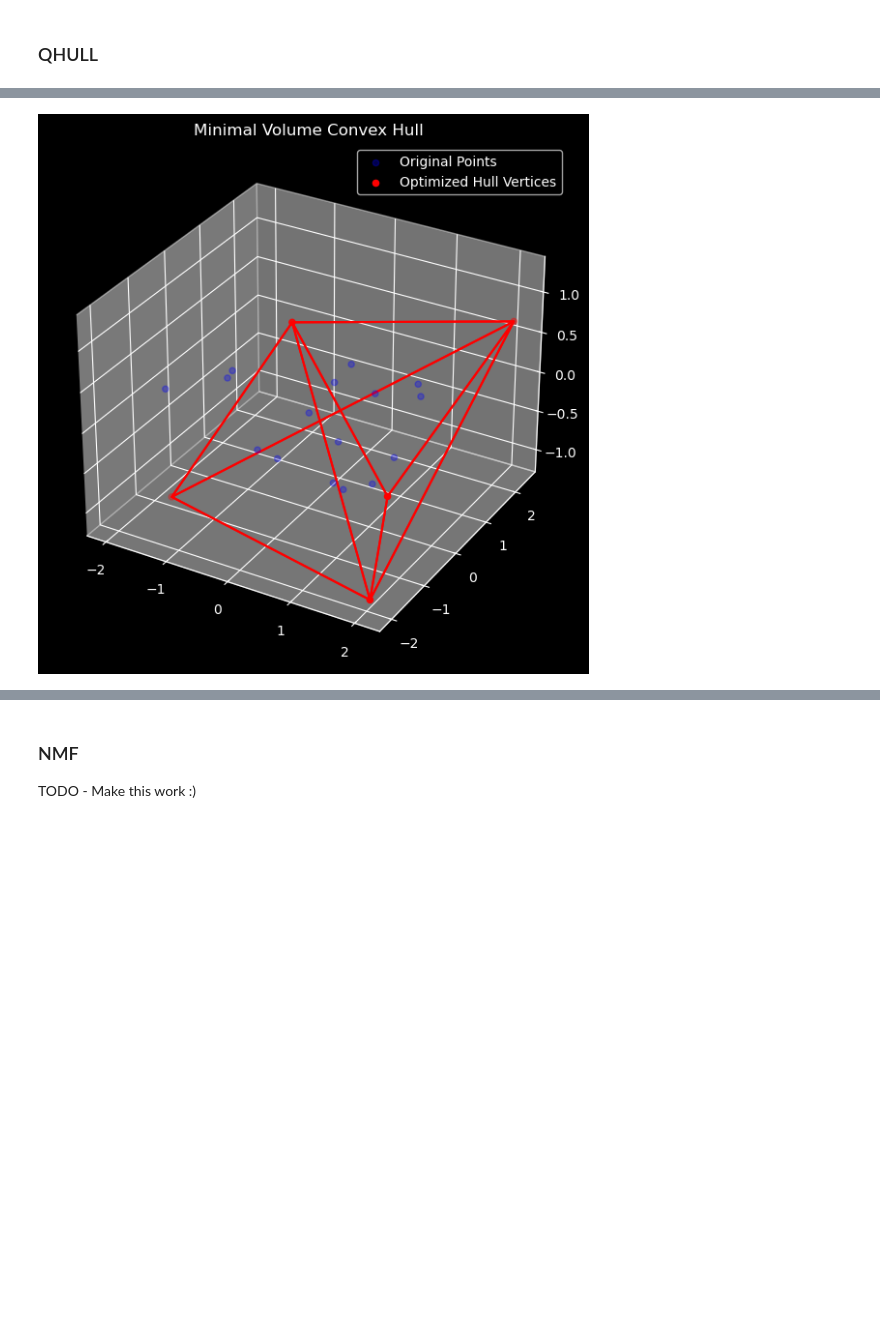
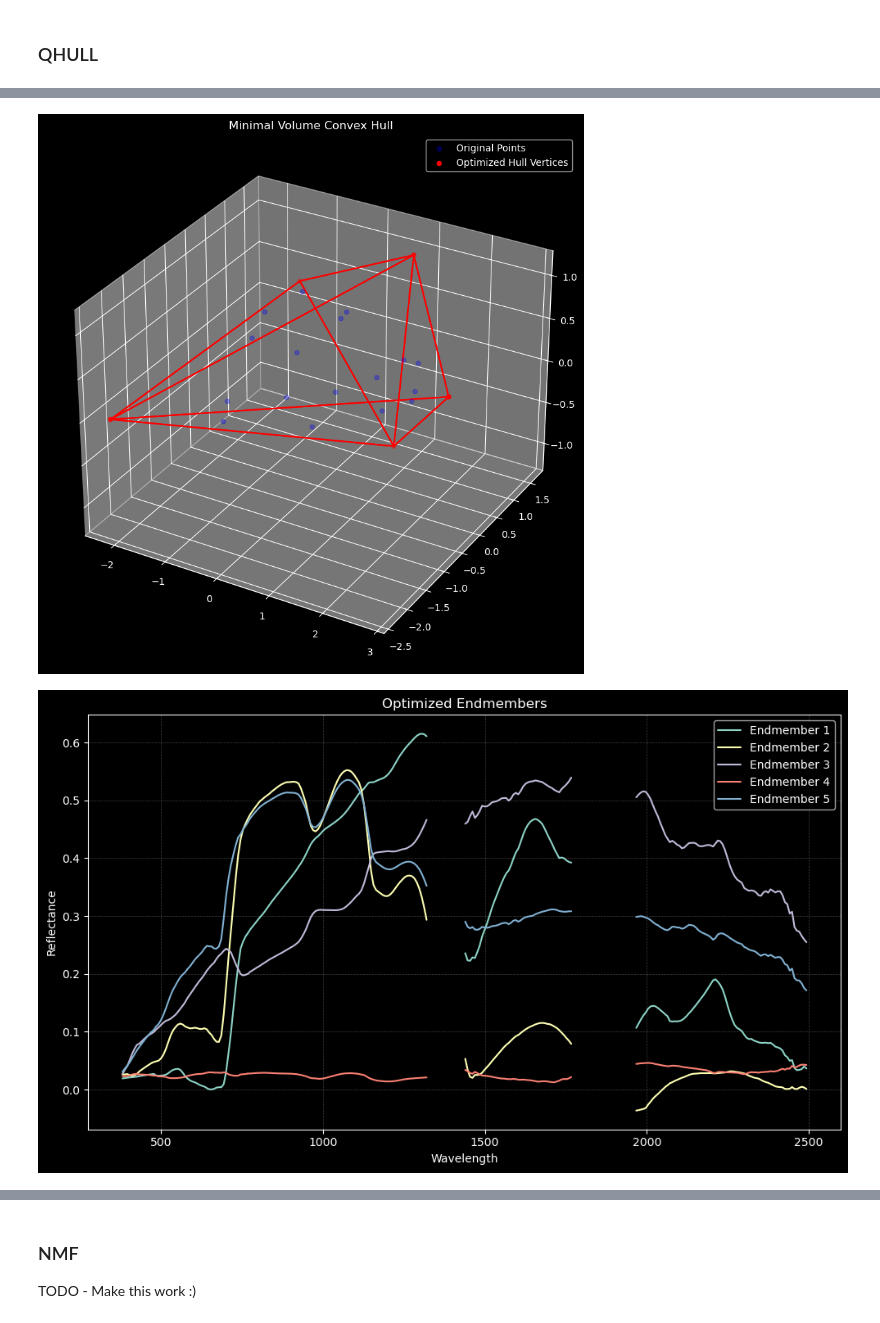
Before and after one commit to frontiersi/hyperspec-fc, a Jupyter notebook: endmember_extraction_playground.ipynb, the cells around one changed output, grey strips where cells are left out. Saved outputs shown, nothing was run; the diff lists cells and outputs as text; code cells hidden in the pictures; blank space fills up the shorter version.

Commit message:
additional endmember testing

```diff
--- a/endmember_extraction_playground.ipynb
+++ b/endmember_extraction_playground.ipynb
@@ -111,7 +111,7 @@ def plot_data(dat, wavelengths):
     plt.show()
 
 # Usage:
-emit_file = '/mnt/e/Temp/aus_matched/emit/EMIT_L2A_RFL_001_20241029T023523_2430302_056.nc'
+emit_file = '/mnt/e/OneDrive - Cibo Labs Pty Ltd/smartsatQuality/crc_emit/EMIT_L2A_RFL_001_20241029T023511_2430302_055.nc'
 dat, wavelengths = extract_and_mask_data(emit_file)
 plot_data(dat, wavelengths)
 # %% [output]
@@ -481,4 +480,6 @@ Cumulative PCA Explained Variance = [0.7431848 0.9848851 0.9943939]
 # %%
+#%matplotlib widget
+%matplotlib inline
 """
 Minimal Volume Convex Hull Optimization in 3D
 
@@ -550,6 +551,8 @@ def define_bounds(original_points, N, padding=1.0):
         for dim in range(3):
             bounds.append((mins[dim], maxs[dim]))
     return bounds
+
+
 
 def objective(global_variables, original_points, N, penalty_weight=10, pca=None, bound_penalty_weight=1):
     """
@@ -663,7 +666,7 @@ def plot_convex_hull(original_points, hull_vertices, title='Minimal Volume Conve
     - hull_vertices: ndarray of shape (N, 3), vertices of the optimized convex hull.
     - title: str, title of the plot.
     """
-    fig = plt.figure(figsize=(10, 7))
+    fig = plt.figure(figsize=(15, 10))
     ax = fig.add_subplot(111, projection='3d')
 
     # Plot original points
@@ -686,8 +689,46 @@ def plot_convex_hull(original_points, hull_vertices, title='Minimal Volume Conve
 
     ax.set_title(title)
     ax.legend()
+
     plt.show()
 
+def plot_endmembers(wavelengths, endmembers, title = ''):
+    """
+    Plot endmember spectra with wavelengths.
+
+    Parameters:
+    - wavelengths: ndarray of shape (n_bands,), wavelength values
+    - endmembers: ndarray of shape (n_endmembers, n_bands), endmember spectra
+    """
+    with plt.style.context('dark_background'):
+        fig, ax = plt.subplots(figsize=(10, 6), dpi=100)
+
+        # Vectorized plotting using numpy operations
+        wavelengths_matrix = np.tile(wavelengths, (endmembers.shape[0], 1)).T
+
+        # Plot all lines at once with optimized line properties
+        lines = ax.plot(wavelengths_matrix, endmembers.T,
+                       linewidth=1.5,  # Optimal line width for performance
+                       solid_capstyle='round',
+                       antialiased=True)
+
+        ax.set_prop_cycle('color', plt.cm.tab10(np.linspace(0, 1, endmembers.shape[0])))
+
+        ax.set(xlabel='Wavelength',
+               ylabel='Reflectance',
+               title=title)
+
+        for text in (*ax.get_xticklabels(), *ax.get_yticklabels(),
+                    ax.xaxis.label, ax.yaxis.label, ax.title):
+            text.set_color('white')
+
+        ax.legend([f'Endmember {i+1}' for i in range(endmembers.shape[0])],
+                  framealpha=0.8,
+                  loc='best',
+                  ncol=1)
+
+        ax.grid(True, color='gray', linestyle='--', linewidth=0.5, alpha=0.5)
+        fig.tight_layout()
 
 
 # Find the edgemembers
@@ -701,7 +742,8 @@ print(f"Starting with {len(edgemembers)} edge members.")
 # Parameters
 N = 5 # Number of vertices for the new convex hull (>=4)
 penalty_weight = 5 # Penalty for points outside the hull
-maxiter = 10 # Maximum number of iterations for the optimizer
+bound_penalty_weight = 0.1 # Penalty for inverse-transformed endmembers outside [0, 1]
+maxiter = 5000 # Maximum number of iterations for the optimizer
 popsize = 15 # Population size multiplier
 seed = None # Random seed for reproducibility
 
@@ -712,6 +754,7 @@ optimized_vertices, optimization_result = find_minimal_convex_hull_global(
     N=N,
     pca=pca,
     penalty_weight=penalty_weight,
+    bound_penalty_weight=bound_penalty_weight,
     maxiter=maxiter,
     popsize=popsize,
     seed=seed
@@ -737,4 +780,14 @@ except Exception as e:
 
 # Plot the results
 plot_convex_hull(edgemembers, optimized_vertices, title='Minimal Volume Convex Hull')
+
+
+
+# Use the inverse PCA transformation to get the endmembers in the original space
+S = pca.inverse_transform(hull_vertices)
+# Pre-allocate array with np.full
+endmembers = np.full((S.shape[0], sampled_data.shape[1]), np.nan, dtype=np.float32)
+endmembers[:, valid_bands] = S
+
+plot_endmembers(wavelengths, endmembers, title='Optimized Endmembers')
 # %% [output]
@@ -761 +811,2 @@ Number of Original Points Inside the Optimized Hull: 9 / 16
-[figure, old version]
+[figure, new version]
+[figure, added]
```
Also changed, not shown: parts of 9 cells of this notebook, 1 other file.
